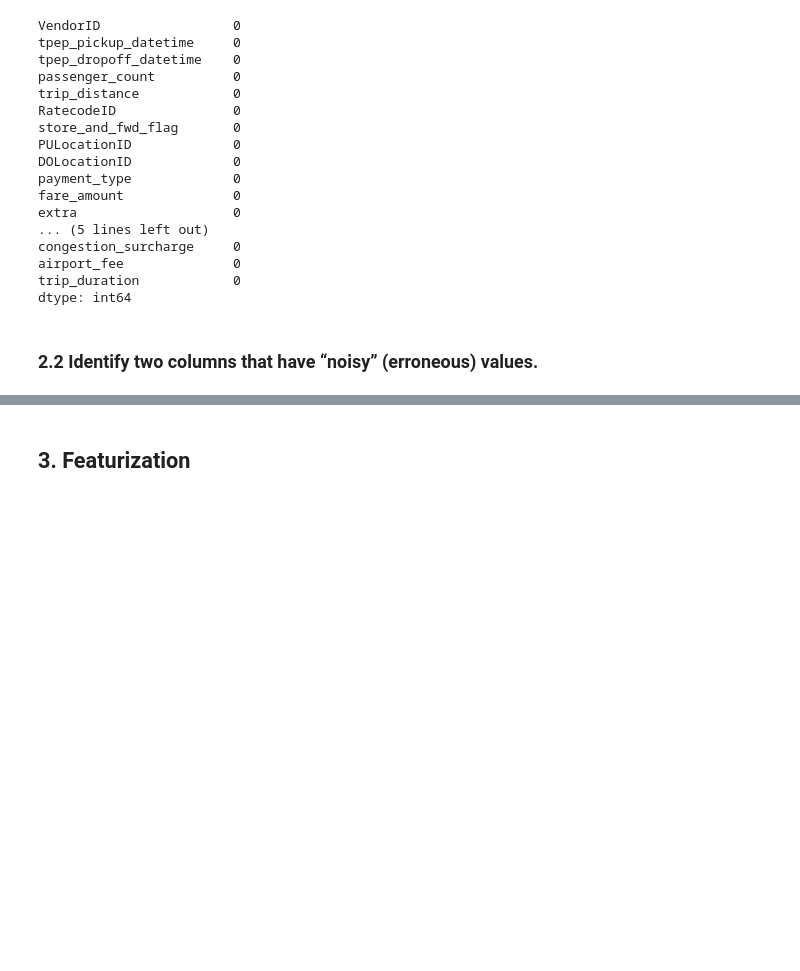
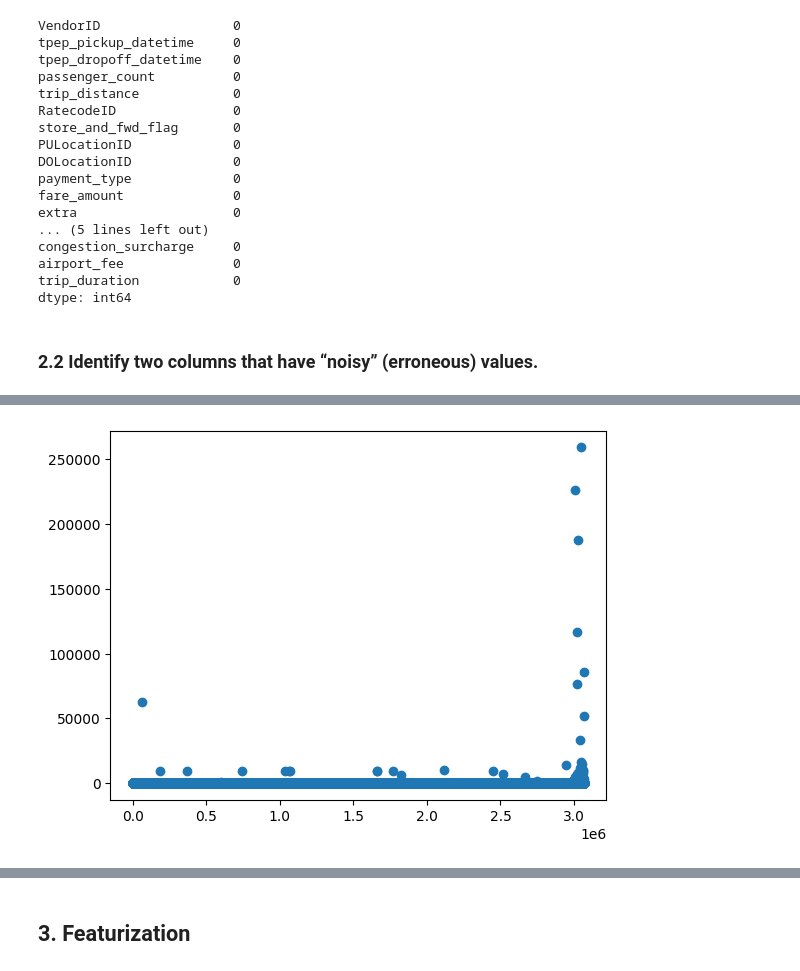
Before and after one commit to melbreaker/Taxi-Trip-Records-Data-Analysis, a Jupyter notebook: taxi-trip-records-data-analysis.ipynb, the cells around one changed output, grey strips where cells are left out. Drawn from its saved outputs; the diff is of its cells as text; code cells hidden in the pictures; blank space fills up the shorter version.

```diff
--- a/taxi-trip-records-data-analysis.ipynb
+++ b/taxi-trip-records-data-analysis.ipynb
@@ -246,0 +259,5 @@ dtype: int64
+# %%
+plt.scatter(df_january.index, df_january['trip_distance'])
+plt.show()
+# %% [output]
+[figure, added]
```
Also changed, not shown: parts of 26 cells of this notebook.
